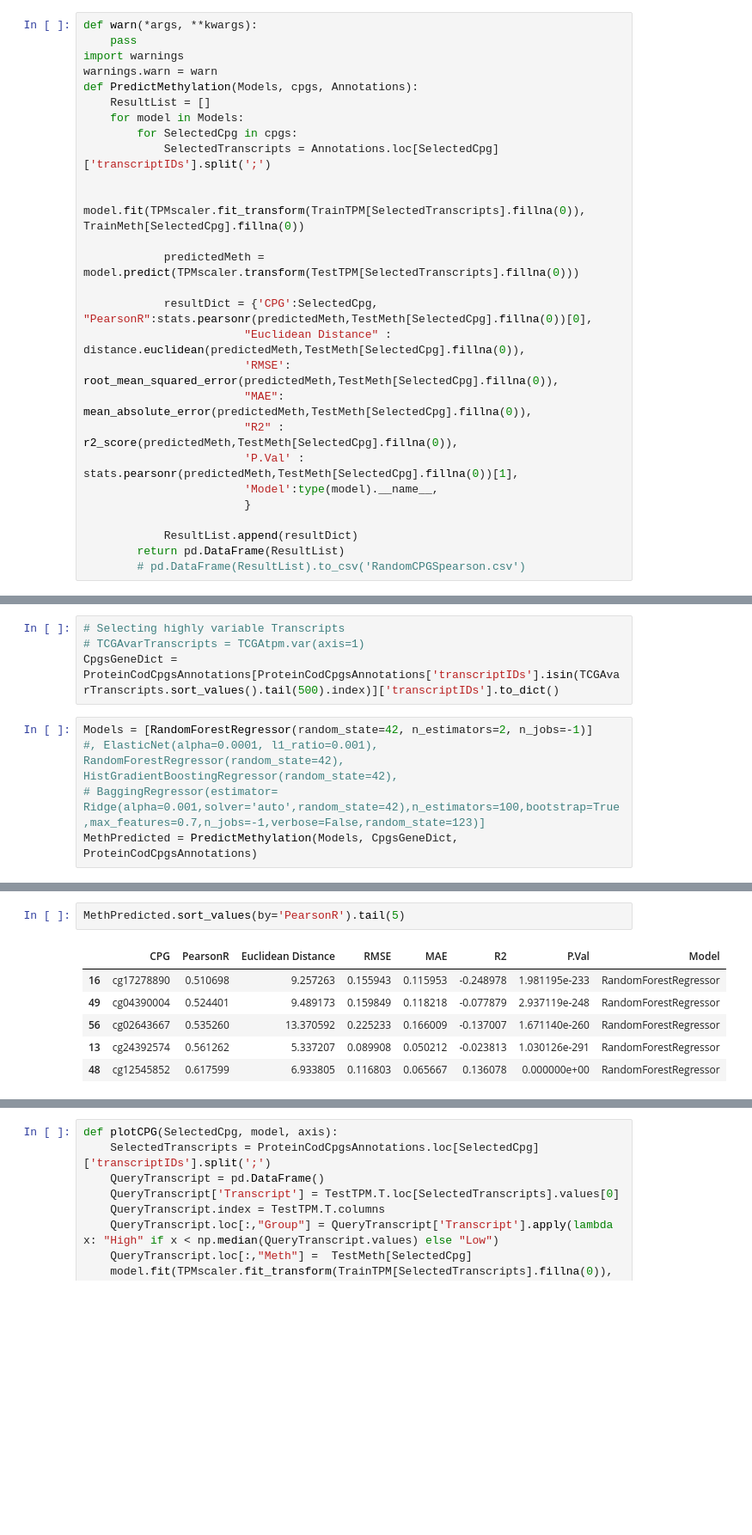
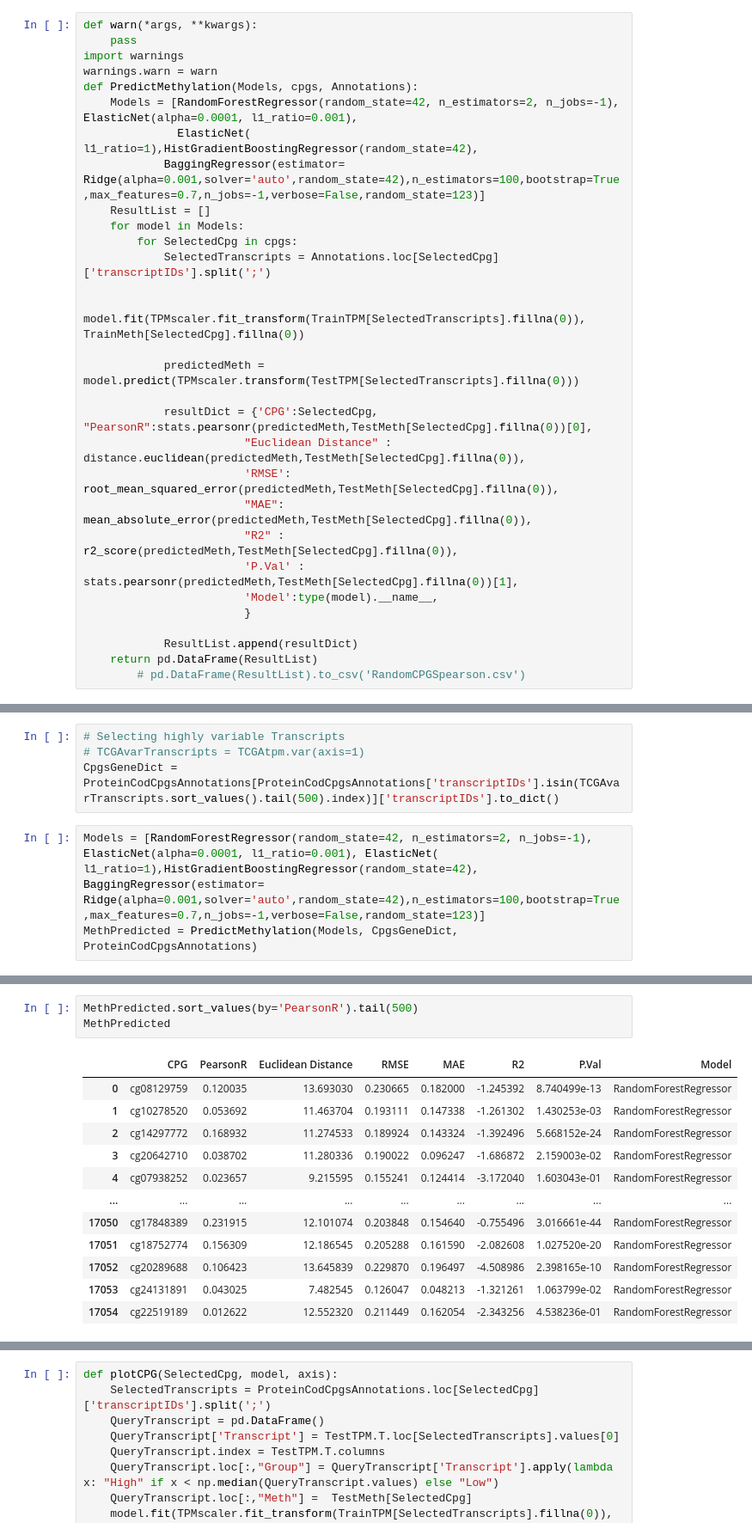
Before and after one commit to ansarahmadjaved/methpred, a Jupyter notebook: main.ipynb, the cells around one changed output, grey strips where cells are left out. Shown: that part at 86% size. Drawn from its saved outputs; the diff is of its cells as text; blank space fills up the shorter version.

Commit message:
Multiple Models

```diff
--- a/main.ipynb
+++ b/main.ipynb
@@ -125,6 +128,9 @@ def warn(*args, **kwargs):
 import warnings
 warnings.warn = warn
 def PredictMethylation(Models, cpgs, Annotations):
+    Models = [RandomForestRegressor(random_state=42, n_estimators=2, n_jobs=-1), ElasticNet(alpha=0.0001, l1_ratio=0.001),
+              ElasticNet( l1_ratio=1),HistGradientBoostingRegressor(random_state=42),
+            BaggingRegressor(estimator= Ridge(alpha=0.001,solver='auto',random_state=42),n_estimators=100,bootstrap=True,max_features=0.7,n_jobs=-1,verbose=False,random_state=123)]
     ResultList = []
     for model in Models:
         for SelectedCpg in cpgs:
@@ -144,7 +150,7 @@ def PredictMethylation(Models, cpgs, Annotations):
                         }
 
             ResultList.append(resultDict)
-        return pd.DataFrame(ResultList)
+    return pd.DataFrame(ResultList)
         # pd.DataFrame(ResultList).to_csv('RandomCPGSpearson.csv')
 # %%
 ### Result from Random ANalysis of CPGS
@@ -156,7 +162,6 @@ def PredictMethylation(Models, cpgs, Annotations):
 # TCGAvarTranscripts = TCGAtpm.var(axis=1)
 CpgsGeneDict = ProteinCodCpgsAnnotations[ProteinCodCpgsAnnotations['transcriptIDs'].isin(TCGAvarTranscripts.sort_values().tail(500).index)]['transcriptIDs'].to_dict()
 # %%
-Models = [RandomForestRegressor(random_state=42, n_estimators=2, n_jobs=-1)]
-#, ElasticNet(alpha=0.0001, l1_ratio=0.001), RandomForestRegressor(random_state=42), HistGradientBoostingRegressor(random_state=42),
-# BaggingRegressor(estimator= Ridge(alpha=0.001,solver='auto',random_state=42),n_estimators=100,bootstrap=True,max_features=0.7,n_jobs=-1,verbose=False,random_state=123)]
+Models = [RandomForestRegressor(random_state=42, n_estimators=2, n_jobs=-1), ElasticNet(alpha=0.0001, l1_ratio=0.001), ElasticNet( l1_ratio=1),HistGradientBoostingRegressor(random_state=42),
+BaggingRegressor(estimator= Ridge(alpha=0.001,solver='auto',random_state=42),n_estimators=100,bootstrap=True,max_features=0.7,n_jobs=-1,verbose=False,random_state=123)]
 MethPredicted = PredictMethylation(Models, CpgsGeneDict, ProteinCodCpgsAnnotations)
@@ -163,9 +178,16 @@ MethPredicted = PredictMethylation(Models, CpgsGeneDict, ProteinCodCpgsAnnotatio
 # %%
-MethPredicted.sort_values(by='PearsonR').tail(5)
+MethPredicted.sort_values(by='PearsonR').tail(500)
+MethPredicted
 # %% [output]
 |  | CPG | PearsonR | Euclidean Distance | RMSE | MAE | R2 | P.Val | Model |
-| 16 | cg17278890 | 0.510698 | 9.257263 | 0.155943 | 0.115953 | -0.248978 | 1.981195e-233 | RandomForestRegressor |
-| 49 | cg04390004 | 0.524401 | 9.489173 | 0.159849 | 0.118218 | -0.077879 | 2.937119e-248 | RandomForestRegressor |
-| 56 | cg02643667 | 0.535260 | 13.370592 | 0.225233 | 0.166009 | -0.137007 | 1.671140e-260 | RandomForestRegressor |
-| 13 | cg24392574 | 0.561262 | 5.337207 | 0.089908 | 0.050212 | -0.023813 | 1.030126e-291 | RandomForestRegressor |
-| 48 | cg12545852 | 0.617599 | 6.933805 | 0.116803 | 0.065667 | 0.136078 | 0.000000e+00 | RandomForestRegressor |
+| 0 | cg08129759 | 0.120035 | 13.693030 | 0.230665 | 0.182000 | -1.245392 | 8.740499e-13 | RandomForestRegressor |
+| 1 | cg10278520 | 0.053692 | 11.463704 | 0.193111 | 0.147338 | -1.261302 | 1.430253e-03 | RandomForestRegressor |
+| 2 | cg14297772 | 0.168932 | 11.274533 | 0.189924 | 0.143324 | -1.392496 | 5.668152e-24 | RandomForestRegressor |
+| 3 | cg20642710 | 0.038702 | 11.280336 | 0.190022 | 0.096247 | -1.686872 | 2.159003e-02 | RandomForestRegressor |
+| 4 | cg07938252 | 0.023657 | 9.215595 | 0.155241 | 0.124414 | -3.172040 | 1.603043e-01 | RandomForestRegressor |
+| ... | ... | ... | ... | ... | ... | ... | ... | ... |
+| 17050 | cg17848389 | 0.231915 | 12.101074 | 0.203848 | 0.154640 | -0.755496 | 3.016661e-44 | RandomForestRegressor |
+| 17051 | cg18752774 | 0.156309 | 12.186545 | 0.205288 | 0.161590 | -2.082608 | 1.027520e-20 | RandomForestRegressor |
+| 17052 | cg20289688 | 0.106423 | 13.645839 | 0.229870 | 0.196497 | -4.508986 | 2.398165e-10 | RandomForestRegressor |
+| 17053 | cg24131891 | 0.043025 | 7.482545 | 0.126047 | 0.048213 | -1.321261 | 1.063799e-02 | RandomForestRegressor |
+| 17054 | cg22519189 | 0.012622 | 12.552320 | 0.211449 | 0.162054 | -2.343256 | 4.538236e-01 | RandomForestRegressor |
```
Also changed, not shown: parts of 4 cells of this notebook.
